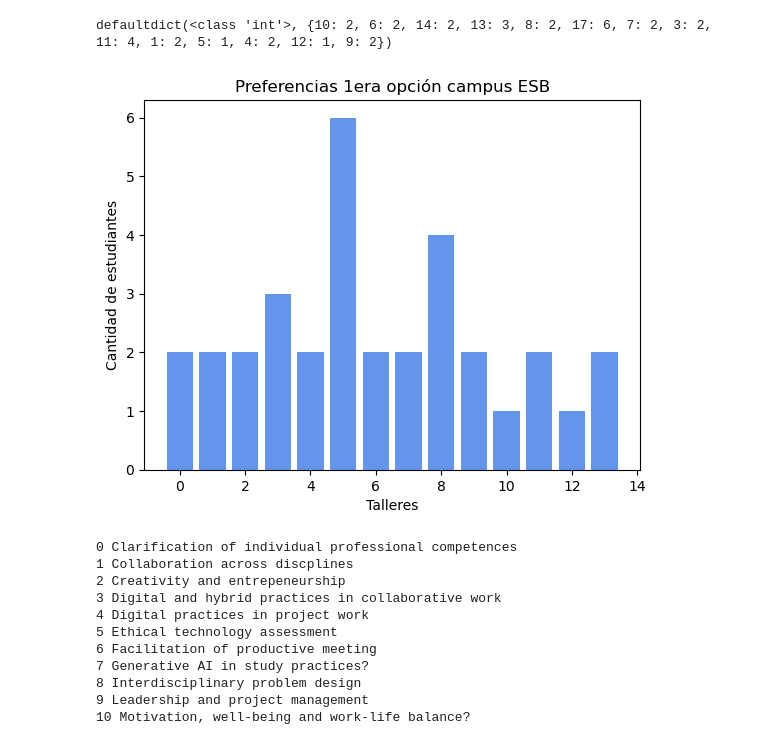
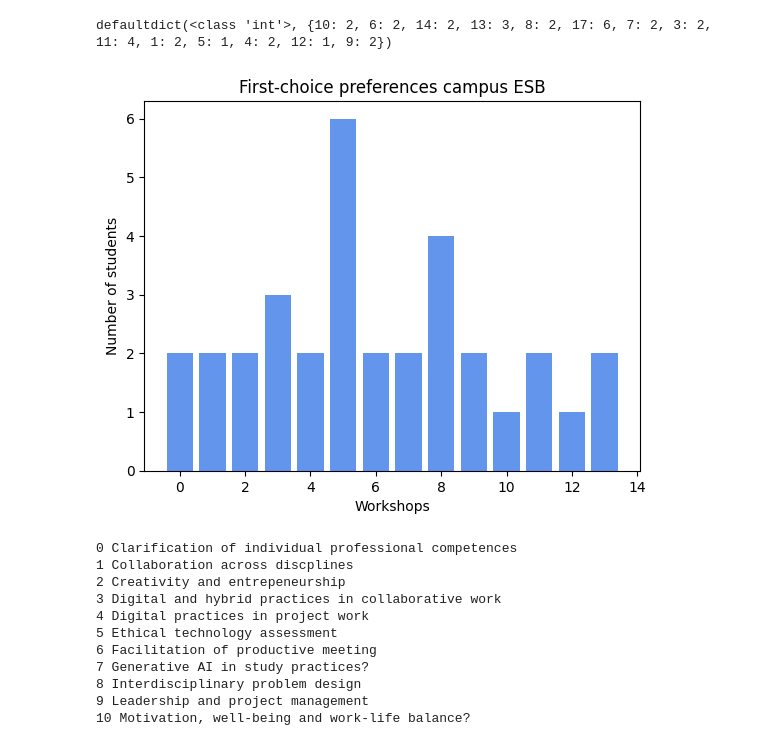
Before and after one commit to gato1108/Capstone-Aalborg-2025, a Jupyter notebook: Implementación_Modelo_v3.ipynb, the cells around one changed output. Cells and saved outputs as stored; diff of their text form; code cells hidden in the pictures.

```diff
--- a/Implementación_Modelo_v3.ipynb
+++ b/Implementación_Modelo_v3.ipynb
@@ -51,33 +51,33 @@ pref_esb = esb[courses_esb]
 # %%
 from collections import defaultdict
 # %%
-diccionary_pref_b_aal = defaultdict(int)
+dictionary_pref_b_aal = defaultdict(int)
 for i, row in pref_b_aal.iterrows():
     for j in range(len(row)):
         if row[j] == 1.0:
-            diccionary_pref_b_aal[j+1] += 1
+            dictionary_pref_b_aal[j+1] += 1
 
-diccionary_pref_m_aal = defaultdict(int)
+dictionary_pref_m_aal = defaultdict(int)
 for i, row in pref_m_aal.iterrows():
     for j in range(len(row)):
         if row[j] == 1.0:
-            diccionary_pref_m_aal[j+1] += 1
+            dictionary_pref_m_aal[j+1] += 1
 
-diccionary_pref_b_cph = defaultdict(int)
+dictionary_pref_b_cph = defaultdict(int)
 for i, row in pref_b_cph.iterrows():
     for j in range(len(row)):
         if row[j] == 1.0:
-            diccionary_pref_b_cph[j+1] += 1
+            dictionary_pref_b_cph[j+1] += 1
 
-diccionary_pref_m_cph = defaultdict(int)
+dictionary_pref_m_cph = defaultdict(int)
 for i, row in pref_m_cph.iterrows():
     for j in range(len(row)):
         if row[j] == 1.0:
-            diccionary_pref_m_cph[j+1] += 1
+            dictionary_pref_m_cph[j+1] += 1
 
-diccionary_pref_esb = defaultdict(int)
+dictionary_pref_esb = defaultdict(int)
 for i, row in pref_esb.iterrows():
     for j in range(len(row)):
         if row[j] == 1.0:
-            diccionary_pref_esb[j+1] += 1
+            dictionary_pref_esb[j+1] += 1
 # %%
@@ -85,15 +85,15 @@ print(diccionary_pref_esb)
 # %% [output]
 defaultdict(<class 'int'>, {10: 2, 6: 2, 14: 2, 13: 3, 8: 2, 17: 6, 7: 2, 3: 2, 11: 4, 1: 2, 5: 1, 4: 2, 12: 1, 9: 2})
 # %%
-talleres = list(diccionary_pref_esb.keys())
-estudiantes = list(diccionary_pref_esb.values())
-plt.bar(range(len(talleres)), estudiantes, color='cornflowerblue') #cornflowerblue royalblue
+workshops = list(dictionary_pref_esb.keys())
+students = list(dictionary_pref_esb.values())
+plt.bar(range(len(workshops)), students, color='cornflowerblue') #cornflowerblue royalblue
 plt.xlabel('Workshops')
 plt.ylabel('Number of students')
 plt.title('First-choice preferences campus ESB')
 plt.show()
 # %% [output]
-[figure, old version]
+[figure, new version]
 # %%
 for i in range(len(courses_esb)):
     print(i, courses_esb[i])
```
Also changed, not shown: parts of 117 cells of this notebook.
